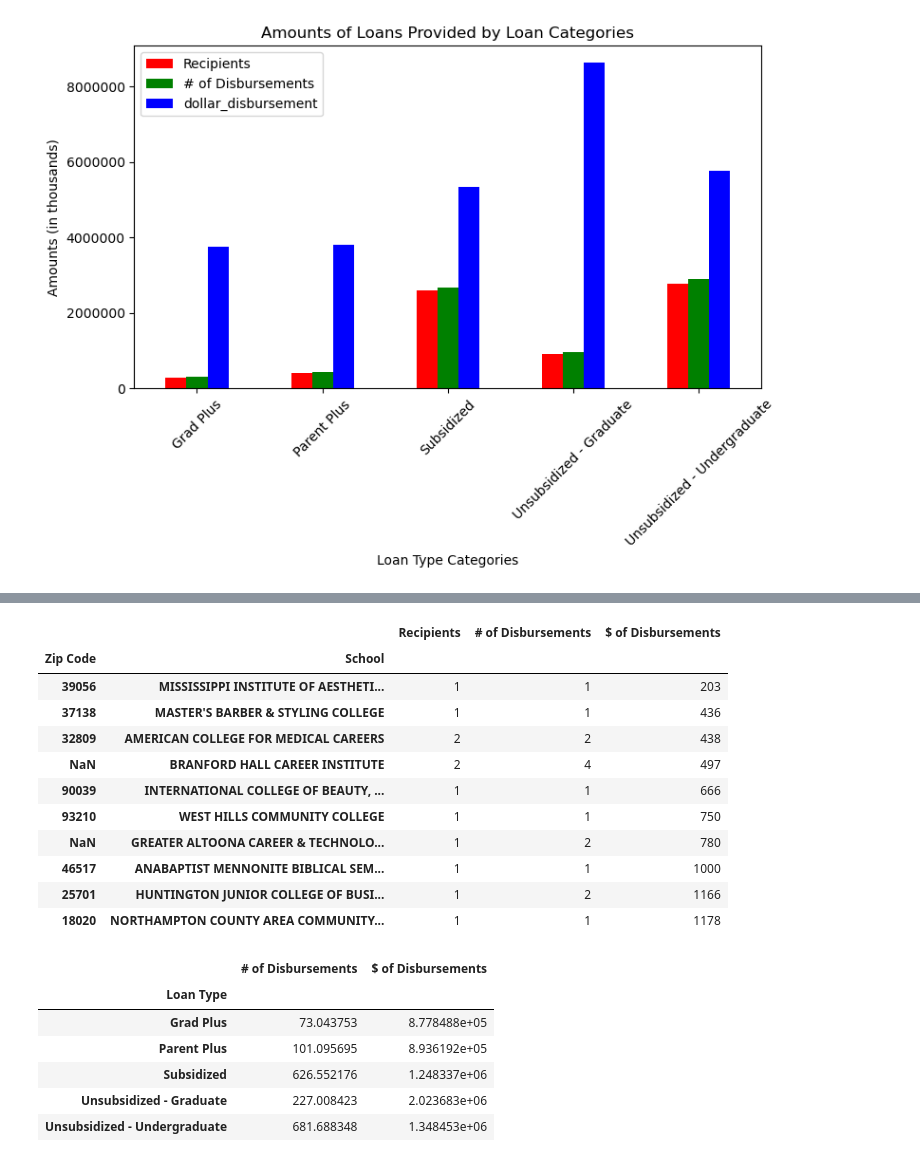
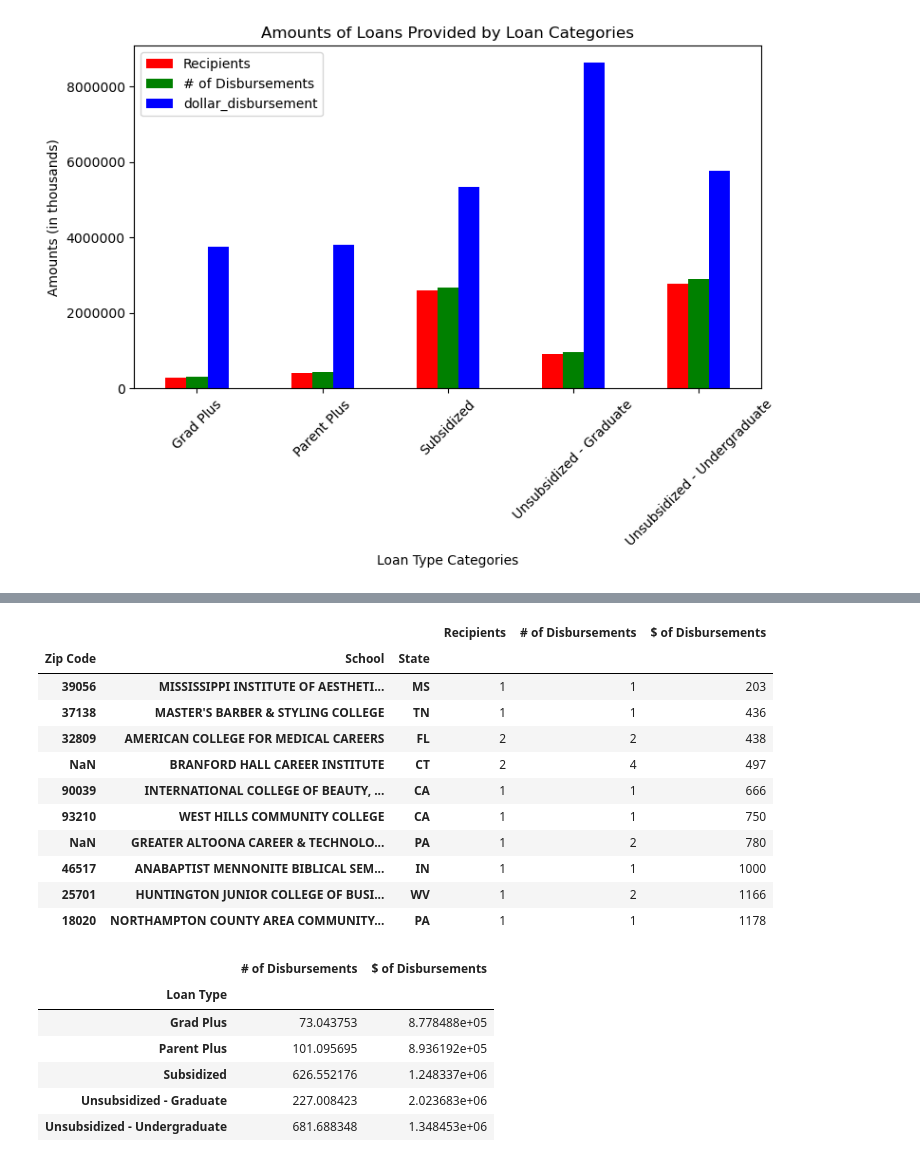
Before and after one commit to wemlaztdj/Demo_p1, a Jupyter notebook: main - MR.ipynb, the cells around one changed output, grey strips where cells are left out. Saved outputs shown, nothing was run; the diff lists cells and outputs as text; code cells hidden in the pictures.

```diff
--- a/main - MR.ipynb
+++ b/main - MR.ipynb
@@ -274,23 +265,23 @@ zipcode_disbursements_least.head(10)
 # %%
 # # Top 10 Schools with Zip Codes where students received the least federal loans - LOOKS GOOD!
-school_zipcode = df.groupby(["Zip Code", "School"])["Recipients", "# of Disbursements", "$ of Disbursements"].sum()
+school_zipcode = df.groupby(["Zip Code", "School", "State"])["Recipients", "# of Disbursements", "$ of Disbursements"].sum()
 
 school_zipcode_least_disbursement = school_zipcode.sort_values("$ of Disbursements", ascending=True)
 
 school_zipcode_least_disbursement.head(10)
 # %% [output]
-|  |  | Recipients | # of Disbursements | $ of Disbursements |
-| Zip Code | School |  |  |  |
-| 39056 | MISSISSIPPI INSTITUTE OF AESTHETI... | 1 | 1 | 203 |
-| 37138 | MASTER'S BARBER & STYLING COLLEGE | 1 | 1 | 436 |
-| 32809 | AMERICAN COLLEGE FOR MEDICAL CAREERS | 2 | 2 | 438 |
-| NaN | BRANFORD HALL CAREER INSTITUTE | 2 | 4 | 497 |
-| 90039 | INTERNATIONAL COLLEGE OF BEAUTY, ... | 1 | 1 | 666 |
-| 93210 | WEST HILLS COMMUNITY COLLEGE | 1 | 1 | 750 |
-| NaN | GREATER ALTOONA CAREER & TECHNOLO... | 1 | 2 | 780 |
-| 46517 | ANABAPTIST MENNONITE BIBLICAL SEM... | 1 | 1 | 1000 |
-| 25701 | HUNTINGTON JUNIOR COLLEGE OF BUSI... | 1 | 2 | 1166 |
-| 18020 | NORTHAMPTON COUNTY AREA COMMUNITY... | 1 | 1 | 1178 |
+|  |  |  | Recipients | # of Disbursements | $ of Disbursements |
+| Zip Code | School | State |  |  |  |
+| 39056 | MISSISSIPPI INSTITUTE OF AESTHETI... | MS | 1 | 1 | 203 |
+| 37138 | MASTER'S BARBER & STYLING COLLEGE | TN | 1 | 1 | 436 |
+| 32809 | AMERICAN COLLEGE FOR MEDICAL CAREERS | FL | 2 | 2 | 438 |
+| NaN | BRANFORD HALL CAREER INSTITUTE | CT | 2 | 4 | 497 |
+| 90039 | INTERNATIONAL COLLEGE OF BEAUTY, ... | CA | 1 | 1 | 666 |
+| 93210 | WEST HILLS COMMUNITY COLLEGE | CA | 1 | 1 | 750 |
+| NaN | GREATER ALTOONA CAREER & TECHNOLO... | PA | 1 | 2 | 780 |
+| 46517 | ANABAPTIST MENNONITE BIBLICAL SEM... | IN | 1 | 1 | 1000 |
+| 25701 | HUNTINGTON JUNIOR COLLEGE OF BUSI... | WV | 1 | 2 | 1166 |
+| 18020 | NORTHAMPTON COUNTY AREA COMMUNITY... | PA | 1 | 1 | 1178 |
 # %%
 #Determine the average amount of loans per Loan Tyoe - NEEDS MORE WORK!!
 
```
Also changed, not shown: parts of 5 cells of this notebook, 1 other file.
